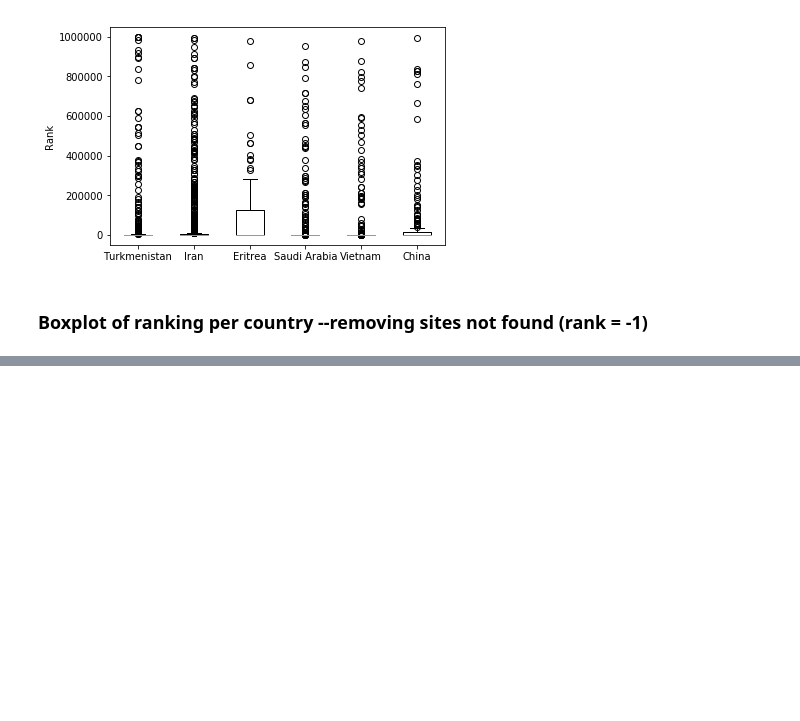
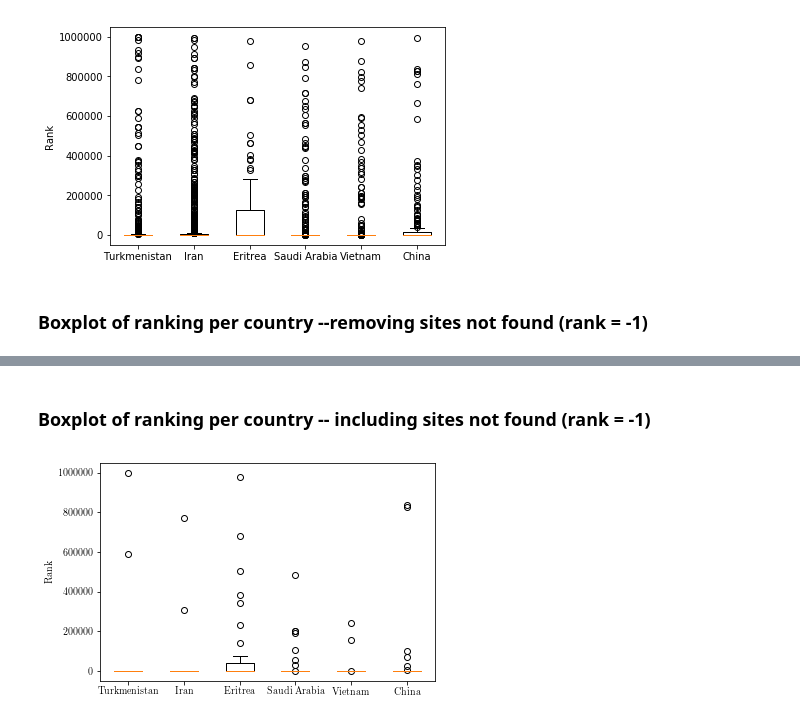
Before and after one commit to spring-epfl/doh_traffic_analysis, a Jupyter notebook: code/censorship/censored_domains.ipynb, the cells around one changed output, grey strips where cells are left out. Cells and saved outputs as stored; diff of their text form; code cells hidden in the pictures; blank space fills up the shorter version.

```diff
--- a/code/censorship/censored_domains.ipynb
+++ b/code/censorship/censored_domains.ipynb
@@ -210,0 +232,16 @@ plt.show()
+# %%
+def find_non_anonymous(domains, domain_lengths, set_size=1):
+
+    domain_dict = {} #domain_dict has key=length and value=list of domains of that length
+    for i in range(0, len(domains)):
+        if domain_lengths[i] not in domain_dict:
+            domain_dict[domain_lengths[i]] = []
+        domain_dict[domain_lengths[i]].append(domains[i])
+
+    low_anon_domains = []
+
+    length_counter = Counter(domain_lengths)
+    for k, v in length_counter.items():
+        if v <= set_size:
+            low_anon_domains += domain_dict[k]
+    return low_anon_domains, domain_dict
@@ -210,0 +250,12 @@ plt.show()
+# %%
+low_anon_all_ranking_data = []
+print "Stats for domains with small anonymity sets"
+for country in country_files:
+    country_fname = join(COUNTRY_DIR, country)
+    country_domains, country_domain_lengths = censor_list(country_fname)
+    low_anon_domains, domain_dict = find_non_anonymous(country_domains, country_domain_lengths, set_size=5)
+    low_anon_ranking_list = find_ranking_in_alexa(low_anon_domains, alexa_domains, country_dict[country])
+    not_found = Counter(low_anon_ranking_list)[-1]
+    low_anon_all_ranking_data.append(low_anon_ranking_list)
+    print "Total number of domains:", len(low_anon_domains)
+    print "Number of domains not found in Alexa list:", not_found
@@ -210,0 +282,10 @@ plt.show()
+# %% [markdown]
+### Boxplot of ranking per country -- including sites not found (rank = -1)
+# %%
+#Display all ranking (including not found -- not found is set to -1)
+plt.boxplot(low_anon_all_ranking_data)
+plt.ylabel("Rank")
+plt.xticks(range(1, 7), country_list)
+plt.show()
+# %% [output]
+[figure, added]
```
Also changed, not shown: parts of 11 cells of this notebook.
